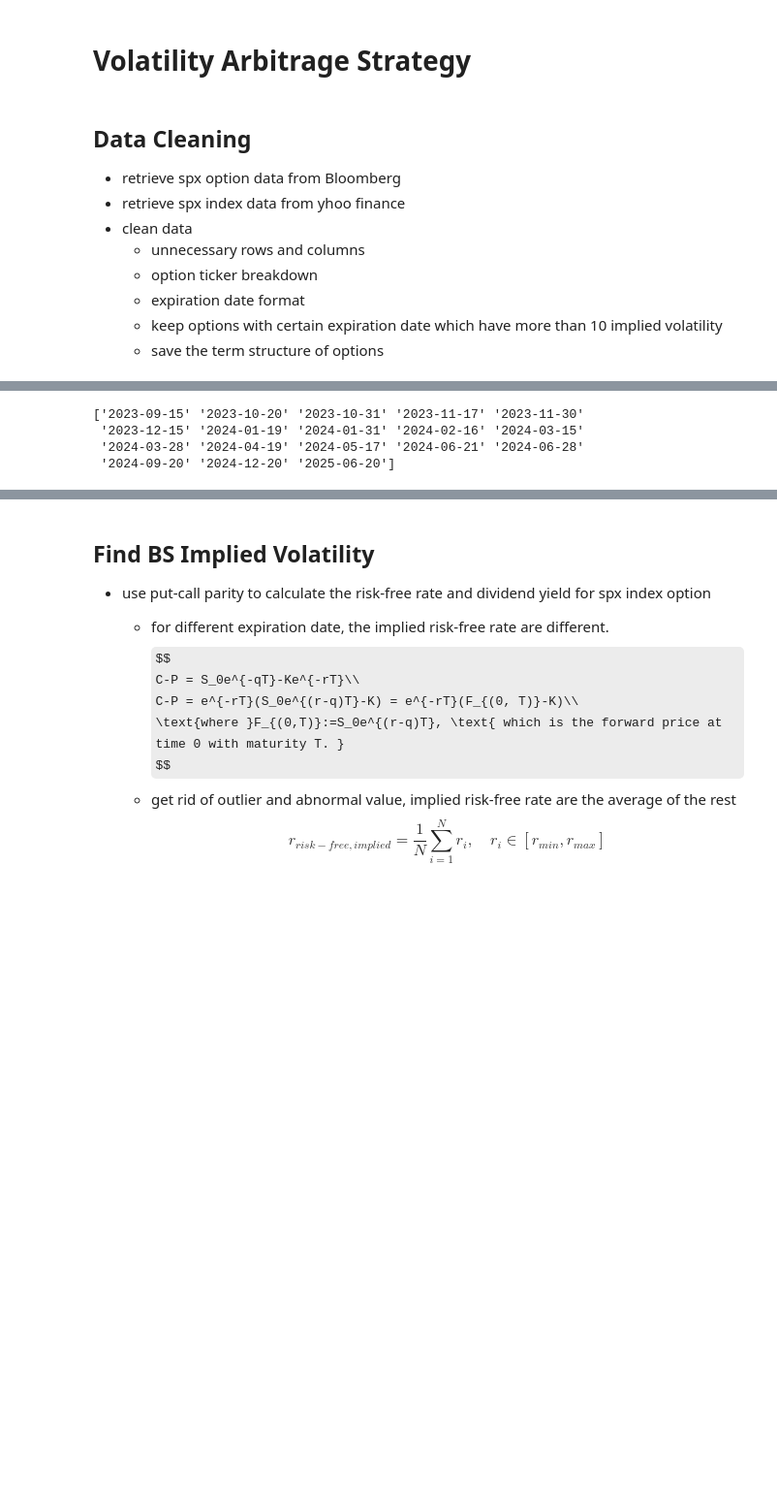
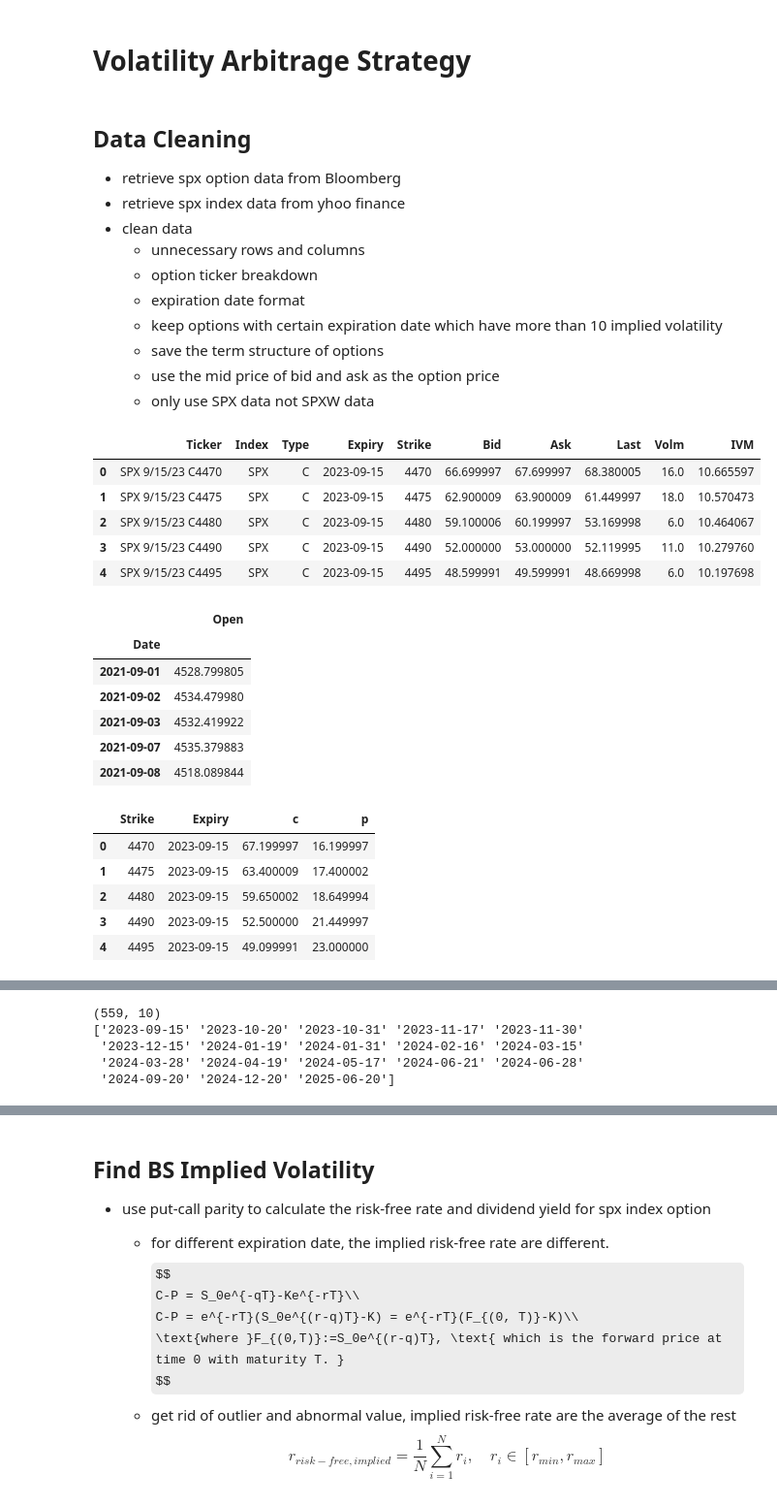
Before and after one commit to Gavin-OP/volatility_arbitrage, a Jupyter notebook: volatility_arbitrage_strategy.ipynb, the cells around one changed output, grey strips where cells are left out. Shown at 97% size. Saved outputs shown, nothing was run; the diff lists cells and outputs as text; code cells hidden in the pictures; some formulas as TeX source; blank space fills up the shorter version.

```diff
--- a/volatility_arbitrage_strategy.ipynb
+++ b/volatility_arbitrage_strategy.ipynb
@@ -22,6 +29,37 @@ import os
   - expiration date format
   - keep options with certain expiration date which have more than 10 implied volatility
   - save the term structure of options
+  - use the mid price of bid and ask as the option price
+  - only use SPX data not SPXW data
+# %%
+raw_data = pd.read_csv('./Public/data/option_price/20230901/spx_option_0901.csv')
+option_data = data_cleaning(raw_data).format_data()
+option_data = data_cleaning(option_data).check_iv_number()
+spx_data = data_cleaning(option_data).get_spx_hist('2021-09-01', '2023-11-13')
+option_price = data_cleaning(option_data).extract_option_price()
+display(option_data.head())
+display(spx_data.head())
+display(option_price.head())
+# %% [output]
+|  | Ticker | Index | Type | Expiry | Strike | Bid | Ask | Last | Volm | IVM |
+| 0 | SPX 9/15/23 C4470 | SPX | C | 2023-09-15 | 4470 | 66.699997 | 67.699997 | 68.380005 | 16.0 | 10.665597 |
+| 1 | SPX 9/15/23 C4475 | SPX | C | 2023-09-15 | 4475 | 62.900009 | 63.900009 | 61.449997 | 18.0 | 10.570473 |
+| 2 | SPX 9/15/23 C4480 | SPX | C | 2023-09-15 | 4480 | 59.100006 | 60.199997 | 53.169998 | 6.0 | 10.464067 |
+| 3 | SPX 9/15/23 C4490 | SPX | C | 2023-09-15 | 4490 | 52.000000 | 53.000000 | 52.119995 | 11.0 | 10.279760 |
+| 4 | SPX 9/15/23 C4495 | SPX | C | 2023-09-15 | 4495 | 48.599991 | 49.599991 | 48.669998 | 6.0 | 10.197698 |
+|  | Open |
+| Date |  |
+| 2021-09-01 | 4528.799805 |
+| 2021-09-02 | 4534.479980 |
+| 2021-09-03 | 4532.419922 |
+| 2021-09-07 | 4535.379883 |
+| 2021-09-08 | 4518.089844 |
+|  | Strike | Expiry | c | p |
+| 0 | 4470 | 2023-09-15 | 67.199997 | 16.199997 |
+| 1 | 4475 | 2023-09-15 | 63.400009 | 17.400002 |
+| 2 | 4480 | 2023-09-15 | 59.650002 | 18.649994 |
+| 3 | 4490 | 2023-09-15 | 52.500000 | 21.449997 |
+| 4 | 4495 | 2023-09-15 | 49.099991 | 23.000000 |
 # %%
 # import option data csv file
 # os.chdir('D:/Github/volatility_arbitrage/SPX_option_price/20230901/')
@@ -84,8 +122,10 @@ for expiry in expiry_list:
 option_data = option_data[option_data['Expiry'].isin(expiry_keep)]
 
 expiry_list = option_data['Expiry'].unique()
+print(option_data.shape)
 print(expiry_list)
 # %% [output]
+(559, 10)
 ['2023-09-15' '2023-10-20' '2023-10-31' '2023-11-17' '2023-11-30'
  '2023-12-15' '2024-01-19' '2024-01-31' '2024-02-16' '2024-03-15'
  '2024-03-28' '2024-04-19' '2024-05-17' '2024-06-21' '2024-06-28'
```
Also changed, not shown: parts of 11 cells of this notebook, 4 other files.
